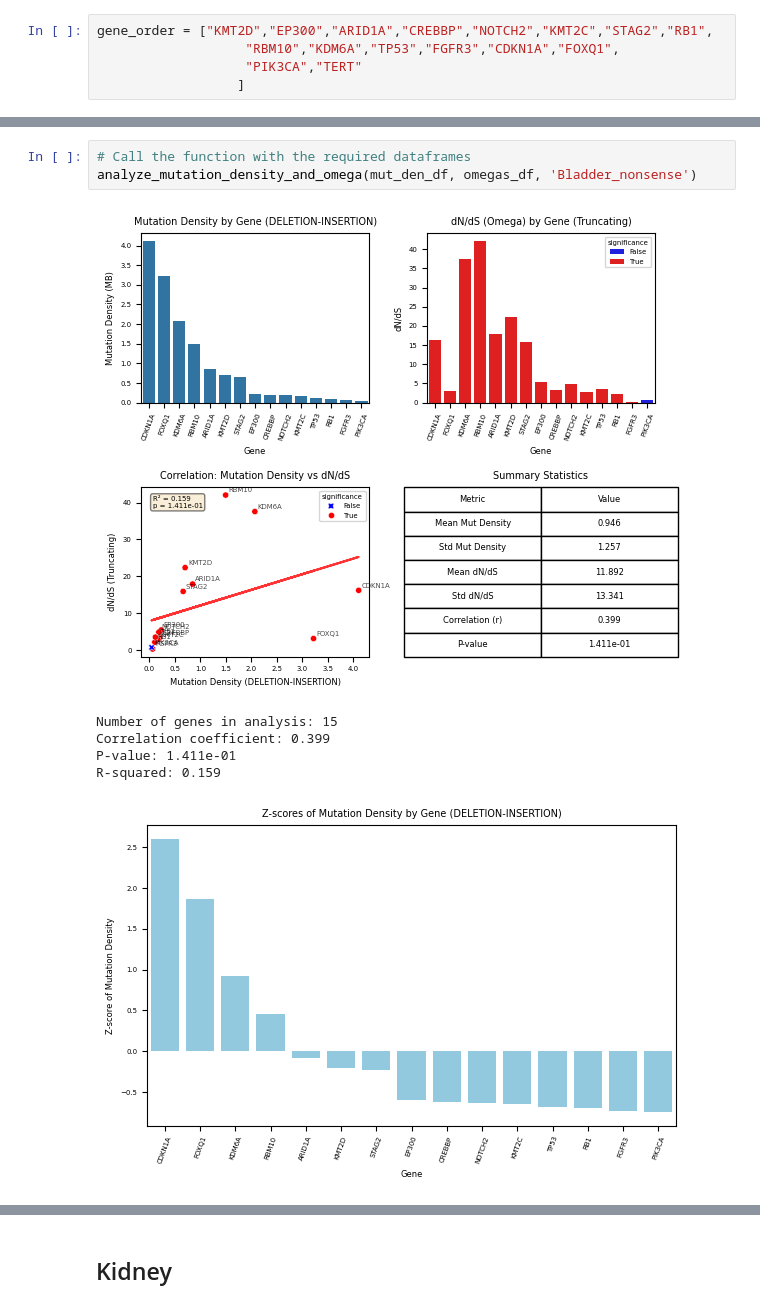
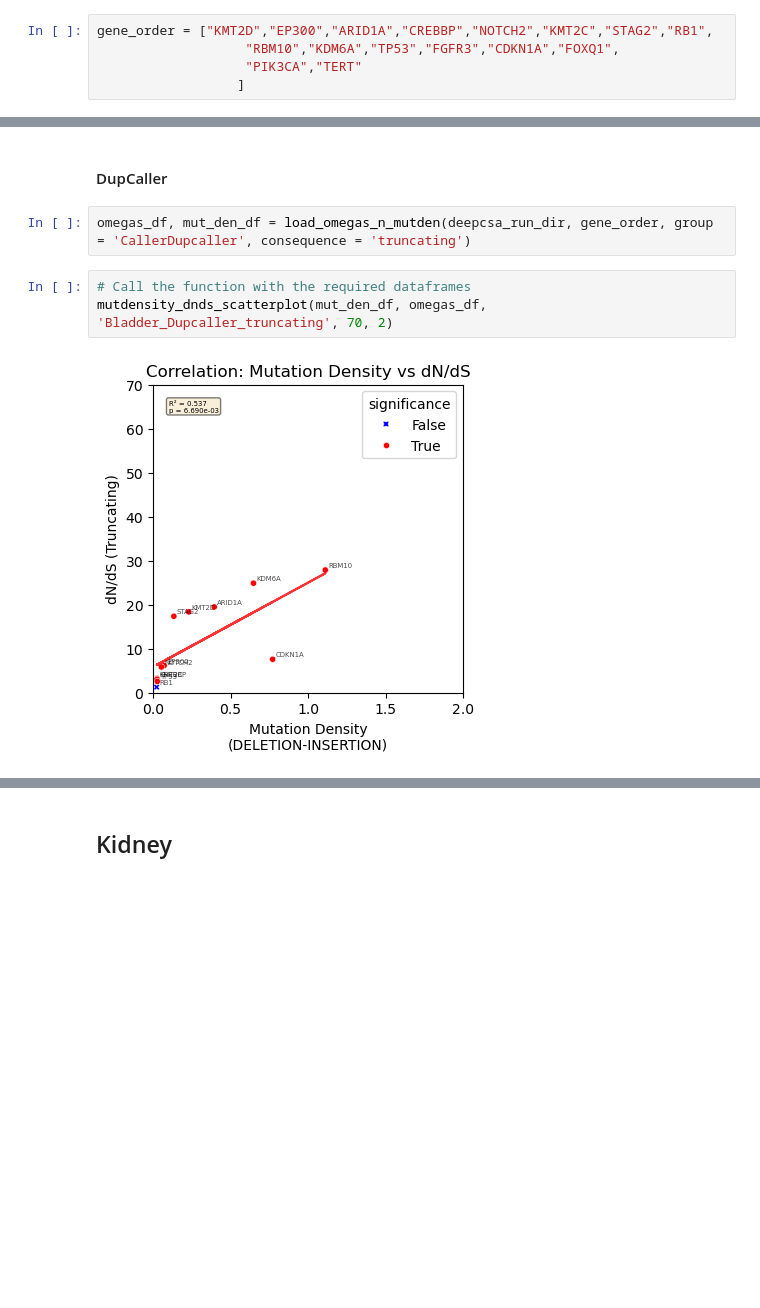
Before and after one commit to bbglab/DeepClone_protocol, a Jupyter notebook: supplementary_analysis/dupcaller/2025-09-24_mutdensityIndels.ipynb, the cells around one changed output, grey strips where cells are left out. Saved outputs shown, nothing was run; the diff lists cells and outputs as text; blank space fills up the shorter version.

Commit message:
indel mutation density

```diff
--- a/supplementary_analysis/dupcaller/2025-09-24_mutdensityIndels.ipynb
+++ b/supplementary_analysis/dupcaller/2025-09-24_mutdensityIndels.ipynb
@@ -170,10 +124,9 @@ omegas_df[omegas_df['pvalue'] < 0.05].sort_values(by='dnds', ascending=False)
-# %%
-# Call the function with the required dataframes
-analyze_mutation_density_and_omega(mut_den_df, omegas_df, 'Bladder_nonsense')
-# %% [output]
-[figure, removed]
-Number of genes in analysis: 15
-Correlation coefficient: 0.399
-P-value: 1.411e-01
-R-squared: 0.159
-[figure, removed]
+# %% [markdown]
+#### DupCaller
+# %%
+omegas_df, mut_den_df = load_omegas_n_mutden(deepcsa_run_dir, gene_order, group = 'CallerDupcaller', consequence = 'truncating')
+# %%
+# Call the function with the required dataframes
+mutdensity_dnds_scatterplot(mut_den_df, omegas_df, 'Bladder_Dupcaller_truncating', 70, 2)
+# %% [output]
+[figure, added]
```
Also changed, not shown: parts of 12 cells of this notebook, 2 other files.
